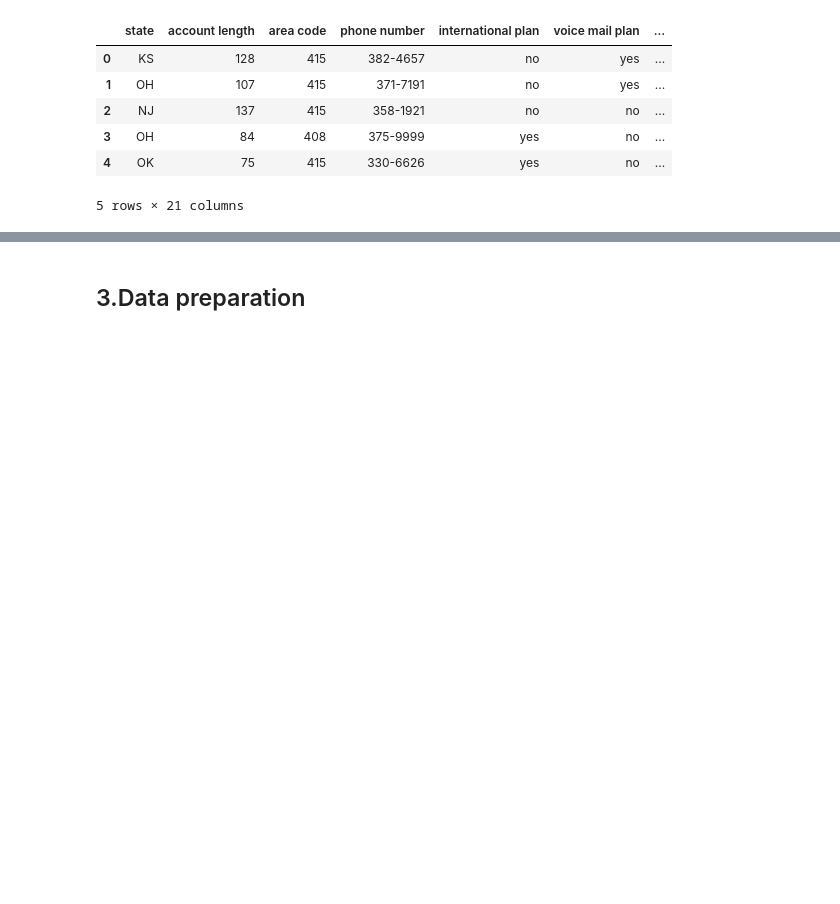
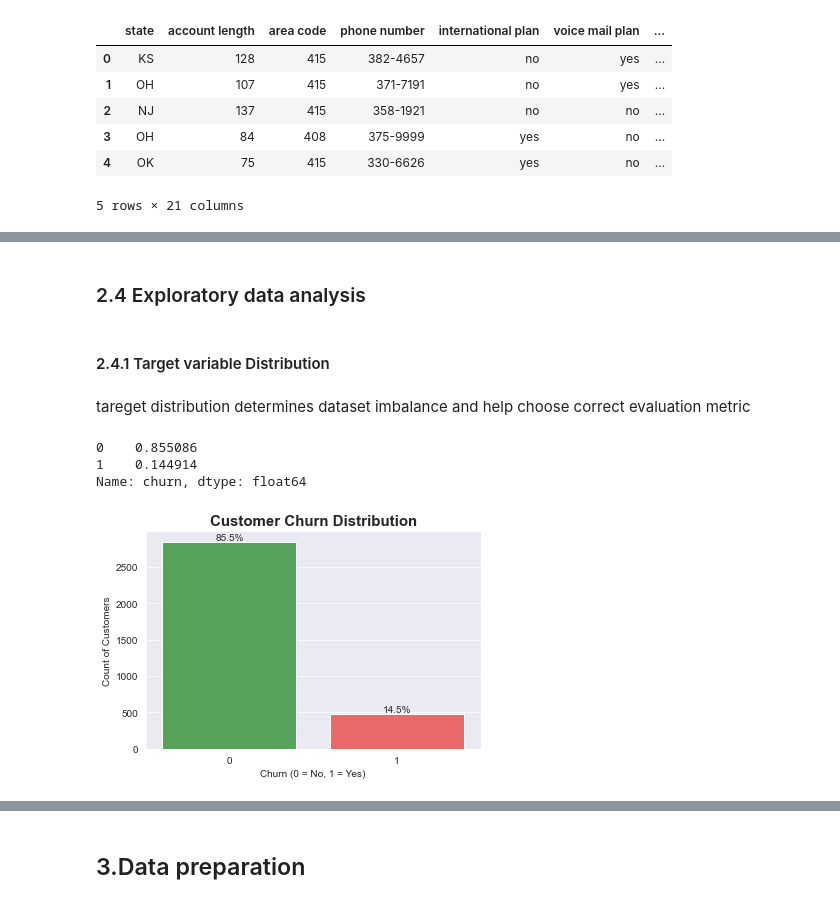
Before and after one commit to tonny001-rgb/CUSTOMER-CHURN-CLASSIFICATION-, a Jupyter notebook: notebooks/churn_analysis.ipynb, the cells around one changed output, grey strips where cells are left out. Drawn from its saved outputs; the diff is of its cells as text; code cells hidden in the pictures; blank space fills up the shorter version.

```diff
--- a/notebooks/churn_analysis.ipynb
+++ b/notebooks/churn_analysis.ipynb
@@ -90,3 +91,49 @@ df.describe()
 | 50% | 101.000000 | 415.000000 | 0.000000 | 179.400000 | 101.000000 | 30.500000 | ... |
 | 75% | 127.000000 | 510.000000 | 20.000000 | 216.400000 | 114.000000 | 36.790000 | ... |
 | max | 243.000000 | 510.000000 | 51.000000 | 350.800000 | 165.000000 | 59.640000 | ... |
+# %% [markdown]
+### 2.4 Exploratory data analysis
+# %% [markdown]
+#### 2.4.1 Target variable Distribution
+# %% [markdown]
+tareget distribution determines dataset imbalance and help choose correct evaluation metric
+# %%
+# Check churn balance (target variable distribution)
+df['churn'].value_counts(normalize=True)
+# %% [output]
+0    0.855086
+1    0.144914
+Name: churn, dtype: float64
+# %%
+import seaborn as sns
+import matplotlib.pyplot as plt
+
+sns.set_style("darkgrid")
+
+plt.figure(figsize=(6,4))
+
+ax = sns.countplot(
+    x='churn',
+    data=df,
+    palette=['#4CAF50', '#FF5252']  # green vs red
+)
+
+plt.title("Customer Churn Distribution", fontsize=15, fontweight='bold')
+plt.xlabel("Churn (0 = No, 1 = Yes)")
+plt.ylabel("Count of Customers")
+
+# add percentage labels
+total = len(df)
+
+for p in ax.patches:
+    height = p.get_height()
+    ax.text(
+        p.get_x() + p.get_width()/2.,
+        height + 20,
+        f'{height/total:.1%}',
+        ha="center"
+    )
+
+plt.show()
+# %% [output]
+[figure, added]
```
Also changed, not shown: parts of 51 cells of this notebook.
